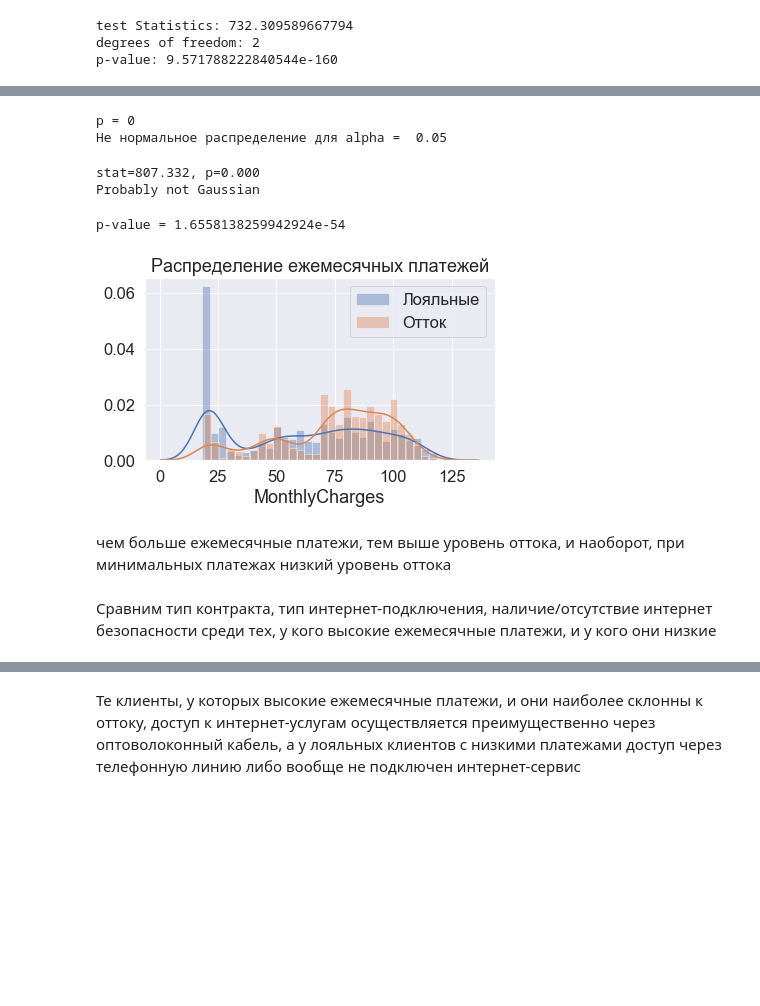
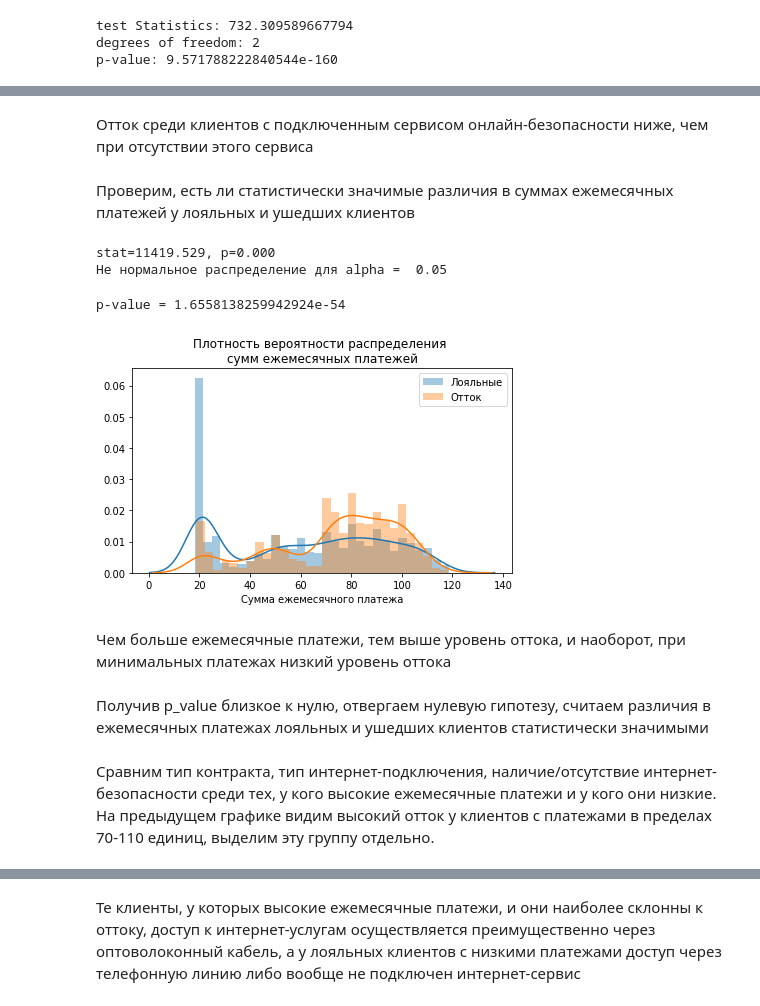
Before and after one commit to Anastasiya-Melnikova/final_project, a Jupyter notebook: final_project.ipynb, the cells around one changed output, grey strips where cells are left out. Cells and saved outputs as stored; diff of their text form; code cells hidden in the pictures; blank space fills up the shorter version.

```diff
--- a/final_project.ipynb
+++ b/final_project.ipynb
@@ -473,29 +495,19 @@ plt.show()
+# %% [markdown]
+Отток среди клиентов с подключенным сервисом онлайн-безопасности ниже, чем при отсутствии этого сервиса
+# %% [markdown]
+Проверим, есть ли статистически значимые различия в суммах ежемесячных платежей у лояльных и ушедших клиентов
 # %%
-# проверим, есть ли статистически значимые различия в суммах ежемесячных платежей и уплаченных суммах у лояльных и ушедших клиентов
-# сделаем проверку на нормальность распределения для переменных  'MonthlyCharges' и 'TotalCharges'
+# сделаем проверку на нормальность распределения для переменной  'MonthlyCharges'
 from scipy.stats import normaltest
-k2, p = stats.normaltest(df['MonthlyCharges'])
-alpha = 0.05
-print("p = {:g}".format(p))
-
-if p < alpha:  # null hypothesis: x comes from a normal distribution
+stat, p = stats.normaltest(df['MonthlyCharges'])
+print('stat=%.3f, p=%.3f' % (stat, p))
+if p < 0.05:
     print("Не нормальное распределение для alpha = ", alpha)
 else:
     print("Нормальное распределение для alpha = ", alpha)
 # %% [output]
-p = 0
+stat=11419.529, p=0.000
 Не нормальное распределение для alpha =  0.05
-# %%
-from scipy.stats import normaltest
-stat, p = stats.normaltest(df['TotalCharges'])
-print('stat=%.3f, p=%.3f' % (stat, p))
-if p > 0.05:
-    print('Probably Gaussian')
-else:
-    print('Probably not Gaussian')
-# %% [output]
-stat=807.332, p=0.000
-Probably not Gaussian
 # %%
 # т.к. распределение не является нормальным, для проверки статистических гипотез применим непараметрический тест Манна-Уитни
 # выдвигаем гипотезу о том, что ежемесячные платежи у лояльных и ушедших клиентов не отличаются
@@ -508,13 +520,14 @@ p-value = 1.6558138259942924e-54
 # %%
 # отобразим графически
 sns.distplot(nochurn_monthly, 30)
 sns.distplot(churn_monthly, 30)
-plt.title('Распределение ежемесячных платежей')
+plt.title('Плотность вероятности распределения \nсумм ежемесячных платежей')
+plt.xlabel('Сумма ежемесячного платежа')
 plt.legend(['Лояльные', 'Отток'])
 plt.tight_layout()
 plt.savefig('Плотность вероятности распределения ежемесячных платежей.png', format='png', dpi=100)
 plt.show()
 # %% [output]
-[figure, old version]
+[figure, new version]
 # %% [markdown]
-чем больше ежемесячные платежи, тем выше уровень оттока, и наоборот, при минимальных платежах низкий уровень оттока
+Чем больше ежемесячные платежи, тем выше уровень оттока, и наоборот, при минимальных платежах низкий уровень оттока
@@ -523,5 +534,7 @@ plt.show()
+# %% [markdown]
+Получив p_value близкое к нулю, отвергаем нулевую гипотезу, считаем различия в ежемесячных платежах лояльных и ушедших клиентов статистически значимыми
 # %% [markdown]
-Сравним тип контракта, тип интернет-подключения, наличие/отсутствие интернет безопасности среди тех, у кого высокие ежемесячные платежи, и у кого они низкие
+Сравним тип контракта, тип интернет-подключения, наличие/отсутствие интернет-безопасности среди тех, у кого высокие ежемесячные платежи и у кого они низкие. На предыдущем графике видим высокий отток у клиентов с платежами в пределах 70-110 единиц, выделим эту группу отдельно.
 # %%
 high_charges = original_df[(original_df['MonthlyCharges']>=70) & (original_df['MonthlyCharges']<=110)]
 low_charges = original_df[(original_df['MonthlyCharges']<70) | (original_df['MonthlyCharges']>110)]
```
Also changed, not shown: parts of 97 cells of this notebook.
